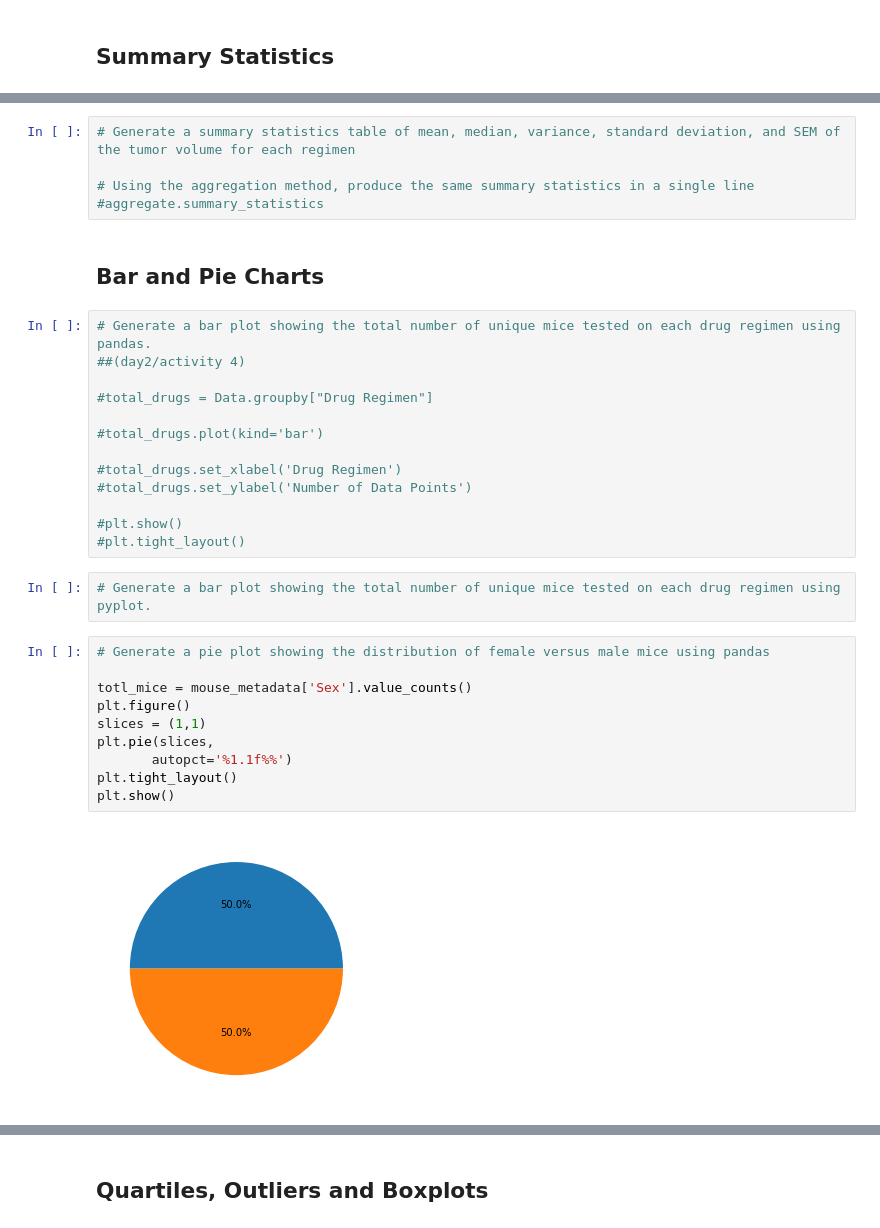
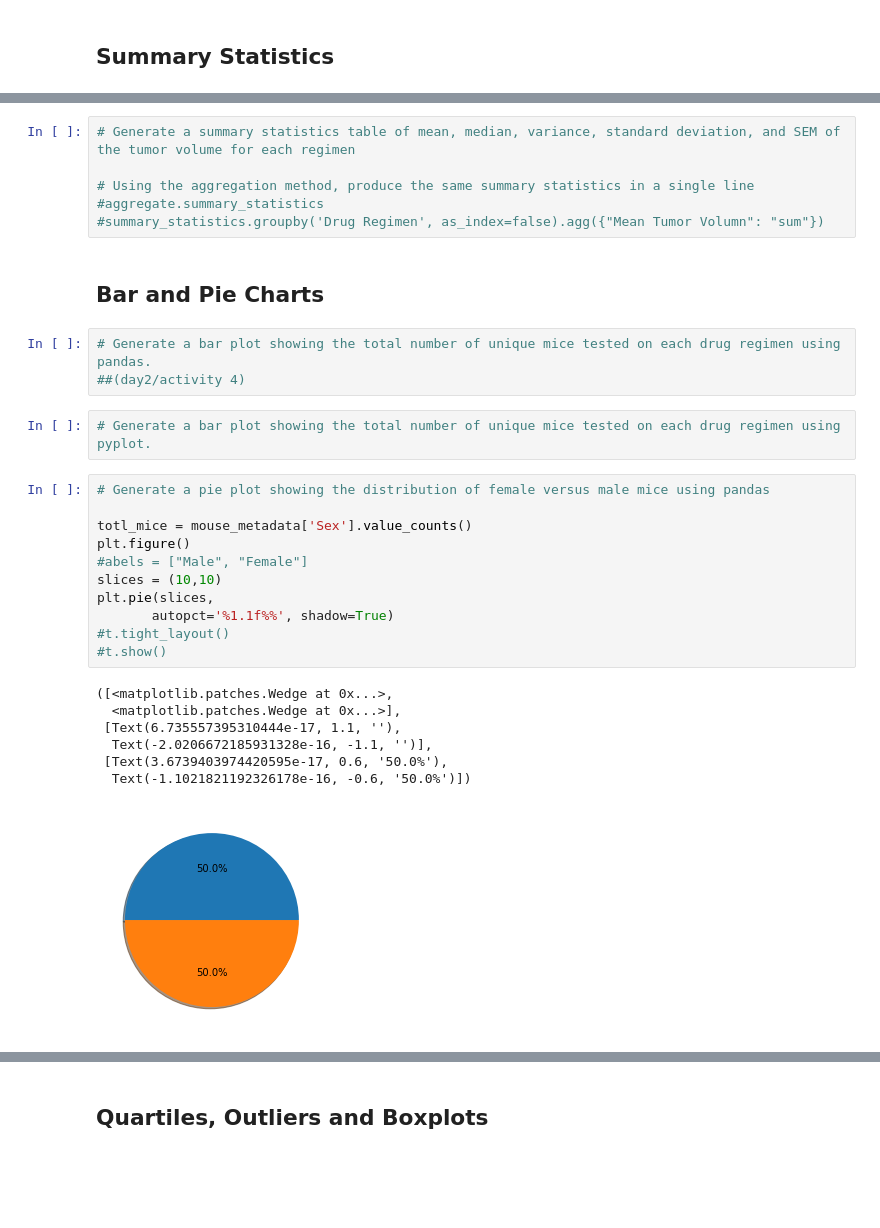
Before and after one commit to sadikchhya1/Matplotlib_Challenge, a Jupyter notebook: pymaceuticals/Pymaceuticals/pymaceuticals_Homework.ipynb, the cells around one changed output, grey strips where cells are left out. Saved outputs shown, nothing was run; the diff lists cells and outputs as text; blank space fills up the shorter version.

```diff
--- a/pymaceuticals/Pymaceuticals/pymaceuticals_starter.ipynb
+++ b/pymaceuticals/Pymaceuticals/pymaceuticals_Homework.ipynb
@@ -127,34 +127,32 @@ summary_statistics
 
 # Using the aggregation method, produce the same summary statistics in a single line
 #aggregate.summary_statistics
+#summary_statistics.groupby('Drug Regimen', as_index=false).agg({"Mean Tumor Volumn": "sum"})
 # %% [markdown]
 ## Bar and Pie Charts
 # %%
 # Generate a bar plot showing the total number of unique mice tested on each drug regimen using pandas.
 ##(day2/activity 4)
-
-#total_drugs = Data.groupby["Drug Regimen"]
-
-#total_drugs.plot(kind='bar')
-
-#total_drugs.set_xlabel('Drug Regimen')
-#total_drugs.set_ylabel('Number of Data Points')
-
-#plt.show()
-#plt.tight_layout()
 # %%
 # Generate a bar plot showing the total number of unique mice tested on each drug regimen using pyplot.
 # %%
 # Generate a pie plot showing the distribution of female versus male mice using pandas
 
 totl_mice = mouse_metadata['Sex'].value_counts()
 plt.figure()
-slices = (1,1)
+#abels = ["Male", "Female"]
+slices = (10,10)
 plt.pie(slices,
-       autopct='%1.1f%%')
-plt.tight_layout()
-plt.show()
+       autopct='%1.1f%%', shadow=True)
+#t.tight_layout()
+#t.show()
 # %% [output]
+([<matplotlib.patches.Wedge at 0x...>,
+  <matplotlib.patches.Wedge at 0x...>],
+ [Text(6.735557395310444e-17, 1.1, ''),
+  Text(-2.0206672185931328e-16, -1.1, '')],
+ [Text(3.6739403974420595e-17, 0.6, '50.0%'),
+  Text(-1.1021821192326178e-16, -0.6, '50.0%')])
-[figure, old version]
+[figure, new version]
 # %%
 # Generate a pie plot showing the distribution of female versus male mice using pyplot
```
Also changed, not shown: parts of 3 cells of this notebook.
